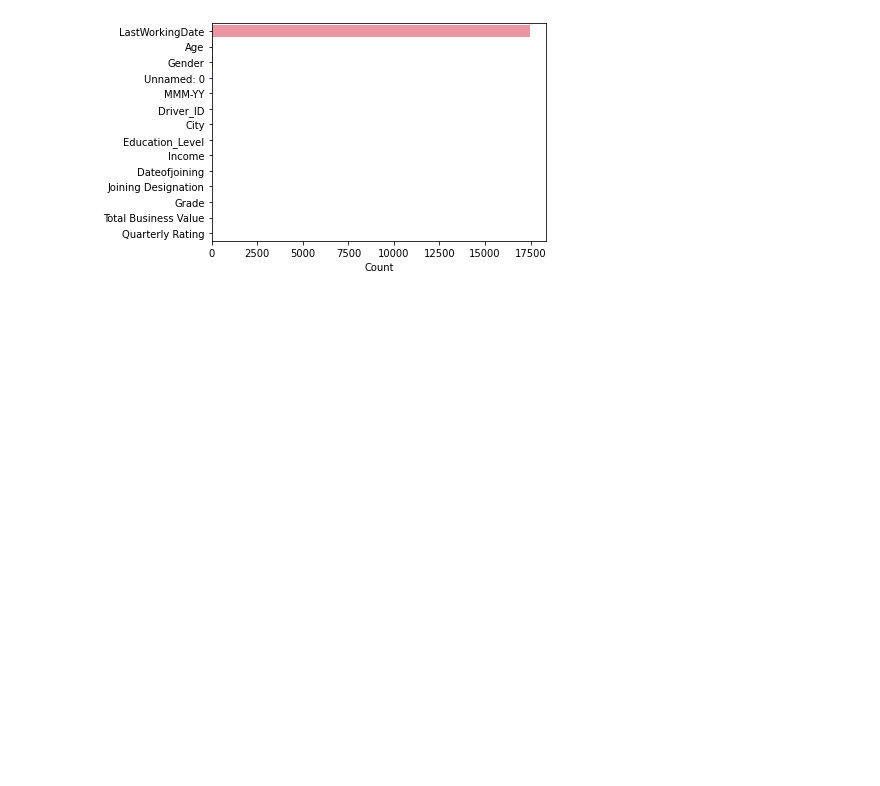
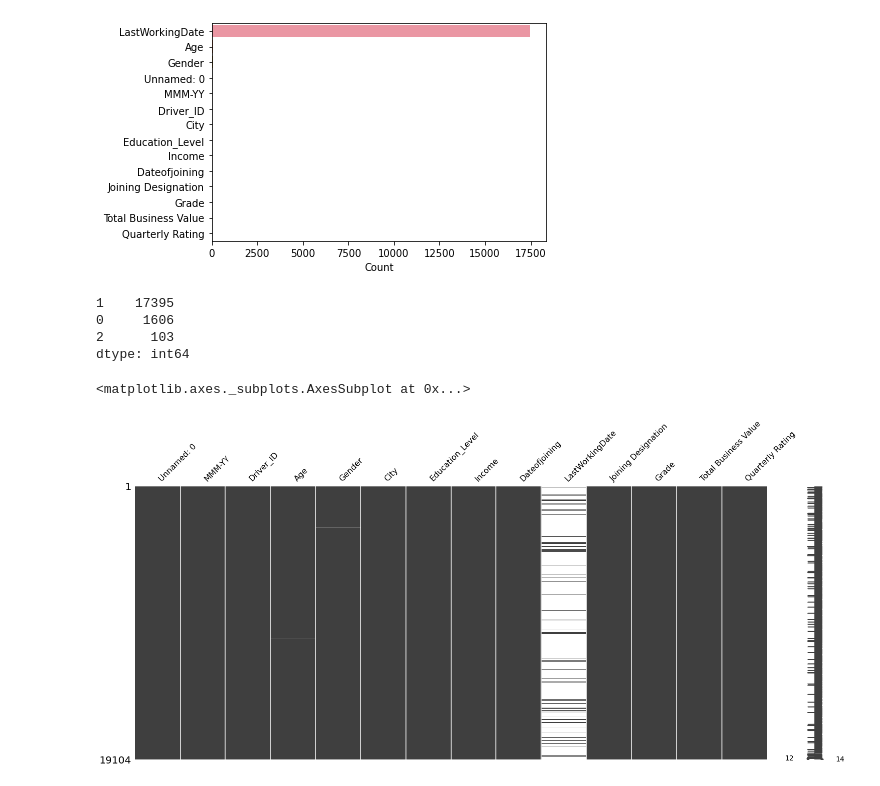
Before and after one commit to pkmariya/Scaler01, a Jupyter notebook: OLA_CaseStudy_Mariya_DSMLJune2022.ipynb, the cells around one changed output. Saved outputs shown, nothing was run; the diff lists cells and outputs as text; code cells hidden in the pictures; blank space fills up the shorter version.

```diff
--- a/OLA_CaseStudy_Mariya_DSMLJune2022.ipynb
+++ b/OLA_CaseStudy_Mariya_DSMLJune2022.ipynb
@@ -66,3 +97,11 @@ Missing Values in the Given Data Set
 | Quarterly Rating | 0 | 0.0 |
 <matplotlib.axes._subplots.AxesSubplot at 0x...>
 [figure]
+# %%
+# Sparcity of Missing Values
+data_df.isna().sum(axis=1).value_counts()
+# %% [output]
+1    17395
+0     1606
+2      103
+dtype: int64
@@ -68,0 +110,5 @@ Missing Values in the Given Data Set
+# %%
+msng.matrix(data_df)
+# %% [output]
+<matplotlib.axes._subplots.AxesSubplot at 0x...>
+[figure, added]
```
Also changed, not shown: parts of 26 cells of this notebook.
